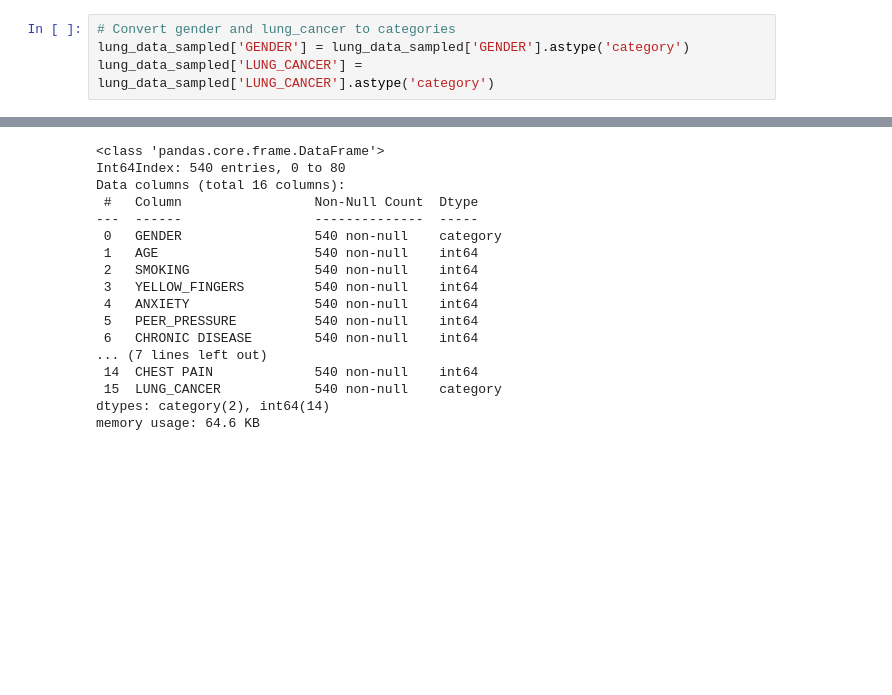
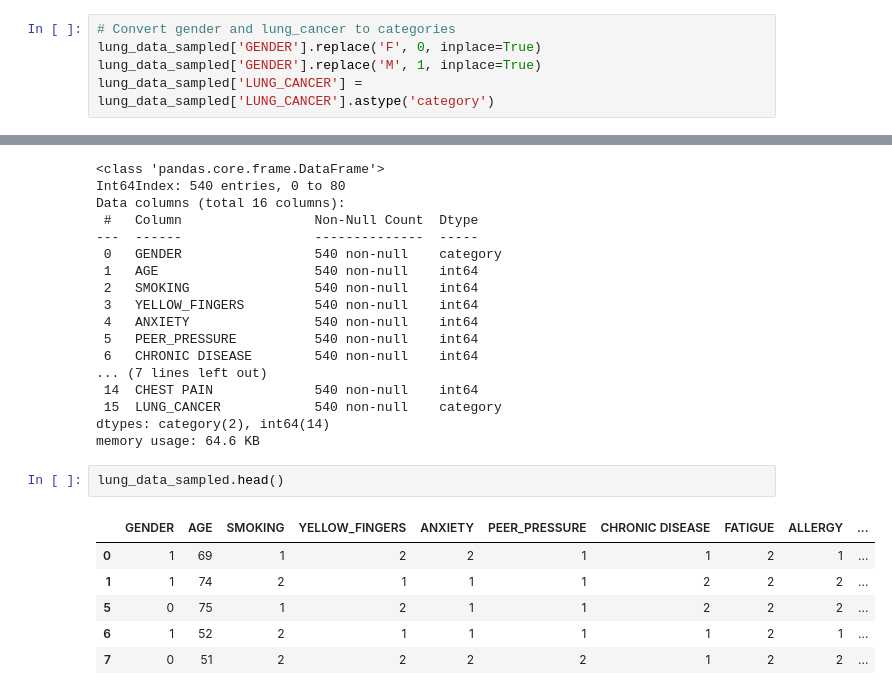
Before and after one commit to Ammar-Raneez/Lung_Cancer_Classification, a Jupyter notebook: lung-cancer.ipynb, the cells around one changed output, grey strips where cells are left out. Cells and saved outputs as stored; diff of their text form; blank space fills up the shorter version.

Commit message:
Convert gender to int

```diff
--- a/lung-cancer.ipynb
+++ b/lung-cancer.ipynb
@@ -129,7 +129,8 @@ dtypes: int64(14), object(2)
 memory usage: 71.7+ KB
 # %%
 # Convert gender and lung_cancer to categories
-lung_data_sampled['GENDER'] = lung_data_sampled['GENDER'].astype('category')
+lung_data_sampled['GENDER'].replace('F', 0, inplace=True)
+lung_data_sampled['GENDER'].replace('M', 1, inplace=True)
 lung_data_sampled['LUNG_CANCER'] = lung_data_sampled['LUNG_CANCER'].astype('category')
 # %%
 lung_data_sampled.info()
@@ -151,3 +152,12 @@ Data columns (total 16 columns):
  15  LUNG_CANCER            540 non-null    category
 dtypes: category(2), int64(14)
 memory usage: 64.6 KB
+# %%
+lung_data_sampled.head()
+# %% [output]
+|  | GENDER | AGE | SMOKING | YELLOW_FINGERS | ANXIETY | PEER_PRESSURE | CHRONIC DISEASE | FATIGUE | ALLERGY | ... |
+| 0 | 1 | 69 | 1 | 2 | 2 | 1 | 1 | 2 | 1 | ... |
+| 1 | 1 | 74 | 2 | 1 | 1 | 1 | 2 | 2 | 2 | ... |
+| 5 | 0 | 75 | 1 | 2 | 1 | 1 | 2 | 2 | 2 | ... |
+| 6 | 1 | 52 | 2 | 1 | 1 | 1 | 1 | 2 | 1 | ... |
+| 7 | 0 | 51 | 2 | 2 | 2 | 2 | 1 | 2 | 2 | ... |
```
